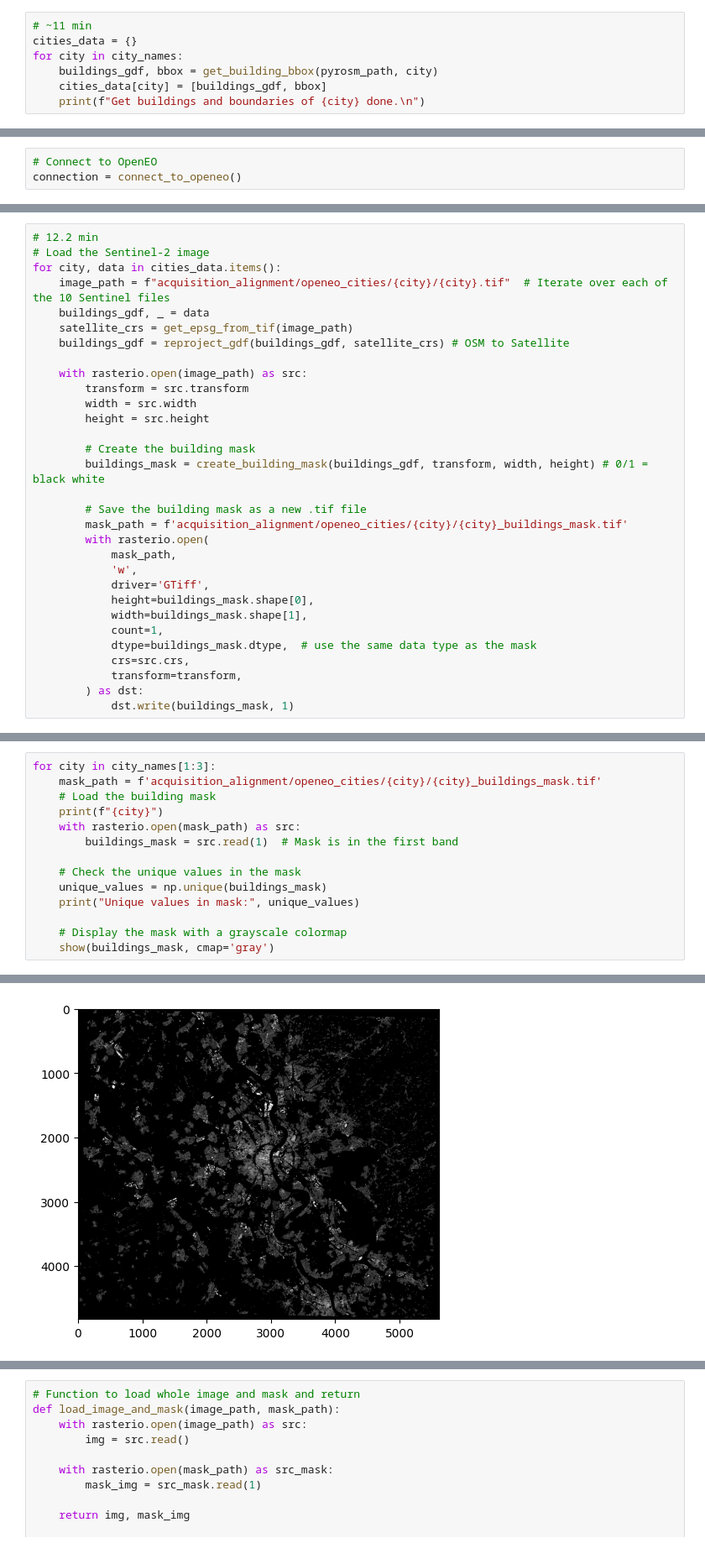
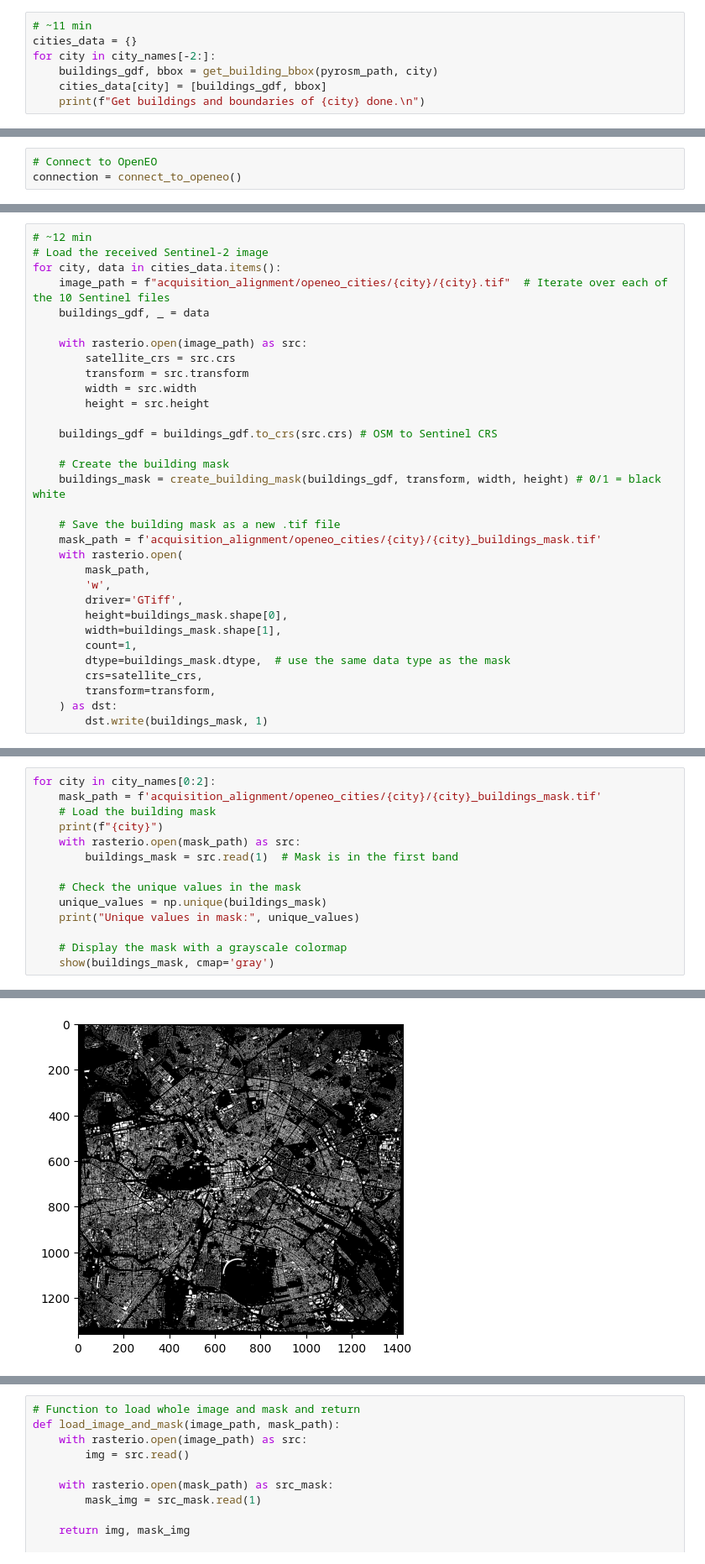
Before and after one commit to dmtschulz/satellite-image-segmentation, a Jupyter notebook: AMLS_2024_solution.ipynb, the cells around one changed output, grey strips where cells are left out. Shown at 84% size. Cells and saved outputs as stored; diff of their text form.

```diff
--- a/AMLS_2024_solution.ipynb
+++ b/AMLS_2024_solution.ipynb
@@ -42,7 +49,7 @@ for city in city_names:
 # %%
 # ~11 min
 cities_data = {}
-for city in city_names:
+for city in city_names[-2:]:
     buildings_gdf, bbox = get_building_bbox(pyrosm_path, city)
     cities_data[city] = [buildings_gdf, bbox]
     print(f"Get buildings and boundaries of {city} done.\n")
@@ -107,32 +135,33 @@ for city, data in cities_data.items():
 # %%
-# 12.2 min
-# Load the Sentinel-2 image
+# ~12 min
+# Load the received Sentinel-2 image
 for city, data in cities_data.items():
     image_path = f"acquisition_alignment/openeo_cities/{city}/{city}.tif"  # Iterate over each of the 10 Sentinel files
     buildings_gdf, _ = data
-    satellite_crs = get_epsg_from_tif(image_path)
-    buildings_gdf = reproject_gdf(buildings_gdf, satellite_crs) # OSM to Satellite
 
     with rasterio.open(image_path) as src:
+        satellite_crs = src.crs
         transform = src.transform
         width = src.width
         height = src.height
 
-        # Create the building mask
-        buildings_mask = create_building_mask(buildings_gdf, transform, width, height) # 0/1 = black white
+    buildings_gdf = buildings_gdf.to_crs(src.crs) # OSM to Sentinel CRS
 
-        # Save the building mask as a new .tif file
-        mask_path = f'acquisition_alignment/openeo_cities/{city}/{city}_buildings_mask.tif'
-        with rasterio.open(
-            mask_path,
-            'w',
-            driver='GTiff',
-            height=buildings_mask.shape[0],
-            width=buildings_mask.shape[1],
-            count=1,
-            dtype=buildings_mask.dtype,  # use the same data type as the mask
-            crs=src.crs,
-            transform=transform,
-        ) as dst:
-            dst.write(buildings_mask, 1)
+    # Create the building mask
+    buildings_mask = create_building_mask(buildings_gdf, transform, width, height) # 0/1 = black white
+
+    # Save the building mask as a new .tif file
+    mask_path = f'acquisition_alignment/openeo_cities/{city}/{city}_buildings_mask.tif'
+    with rasterio.open(
+        mask_path,
+        'w',
+        driver='GTiff',
+        height=buildings_mask.shape[0],
+        width=buildings_mask.shape[1],
+        count=1,
+        dtype=buildings_mask.dtype,  # use the same data type as the mask
+        crs=satellite_crs,
+        transform=transform,
+    ) as dst:
+        dst.write(buildings_mask, 1)
 # %% [markdown]
@@ -140,5 +169,5 @@ for city, data in cities_data.items():
 # %%
-for city in city_names[1:3]:
+for city in city_names[0:2]:
     mask_path = f'acquisition_alignment/openeo_cities/{city}/{city}_buildings_mask.tif'
     # Load the building mask
     print(f"{city}")
@@ -156,2 +185,2 @@ Koeln
 Unique values in mask: [0 1]
-[figure, old version]
+[figure, new version]
```
Also changed, not shown: parts of 58 cells of this notebook, 3 other files.
